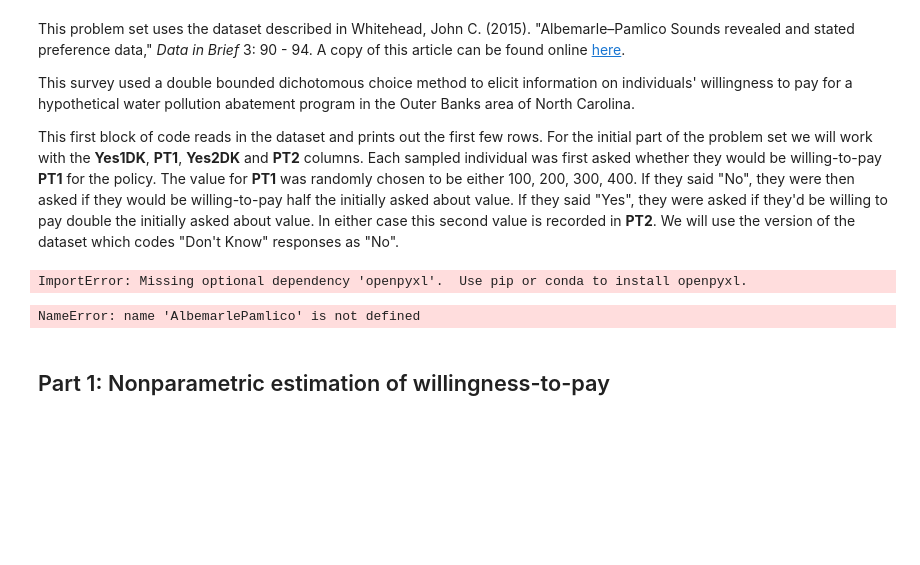
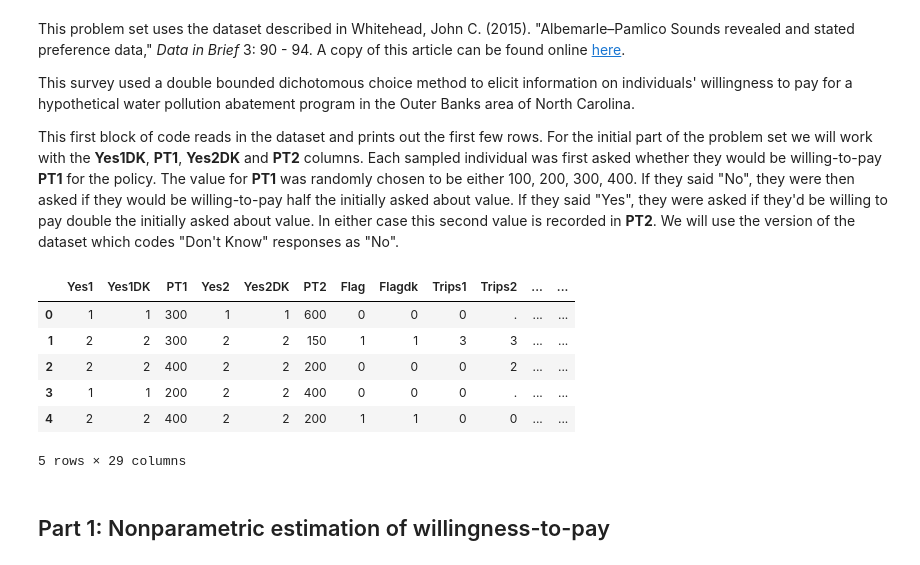
Before and after one commit to daynetran/yggdrasil, a Jupyter notebook: economics/143_advanced_econometrics/problem_set_2/ProblemSet_2_Contingent_Valuation.ipynb, the cells around one changed output. Saved outputs shown, nothing was run; the diff lists cells and outputs as text; code cells hidden in the pictures; blank space fills up the shorter version.

```diff
--- a/economics/143_advanced_econometrics/problem_set_2/ProblemSet_2_Contingent_Valuation.ipynb
+++ b/economics/143_advanced_econometrics/problem_set_2/ProblemSet_2_Contingent_Valuation.ipynb
@@ -22,13 +22,15 @@ This survey used a double bounded dichotomous choice method to elicit informatio
 This first block of code reads in the dataset and prints out the first few rows. For the initial part of the problem set we will work with the **Yes1DK**, **PT1**, **Yes2DK** and **PT2** columns. Each sampled individual was first asked whether they would be willing-to-pay **PT1** for the policy. The value for **PT1** was randomly chosen to be either 100, 200, 300, 400. If they said "No", they were then asked if they would be willing-to-pay half the initially asked about value. If they said "Yes", they were asked if they'd be willing to pay double the initially asked about value. In either case this second value is recorded in **PT2**. We will use the version of the dataset which codes "Don't Know" responses as "No".
 # %%
 AlbemarlePamlico = pd.read_excel ('AlbemarlePamlicoData.xlsx', engine='openpyxl', sheet_name='Data', header = 0)
-# AlbemarlePamlico[0:5]
+AlbemarlePamlico[0:5]
 # %% [output]
+|  | Yes1 | Yes1DK | PT1 | Yes2 | Yes2DK | PT2 | Flag | Flagdk | Trips1 | Trips2 | ... | ... |
+| 0 | 1 | 1 | 300 | 1 | 1 | 600 | 0 | 0 | 0 | . | ... | ... |
+| 1 | 2 | 2 | 300 | 2 | 2 | 150 | 1 | 1 | 3 | 3 | ... | ... |
+| 2 | 2 | 2 | 400 | 2 | 2 | 200 | 0 | 0 | 0 | 2 | ... | ... |
+| 3 | 1 | 1 | 200 | 2 | 2 | 400 | 0 | 0 | 0 | . | ... | ... |
+| 4 | 2 | 2 | 400 | 2 | 2 | 200 | 1 | 1 | 0 | 0 | ... | ... |
-ImportError: Missing optional dependency 'openpyxl'.  Use pip or conda to install openpyxl.
+5 rows × 29 columns
-# %%
-AlbemarlePamlico.num_rows
-# %% [output]
-NameError: name 'AlbemarlePamlico' is not defined
 # %% [markdown]
 ## Part 1: Nonparametric estimation of willingness-to-pay
 # %% [markdown]
```
Also changed, not shown: 23 other files.
